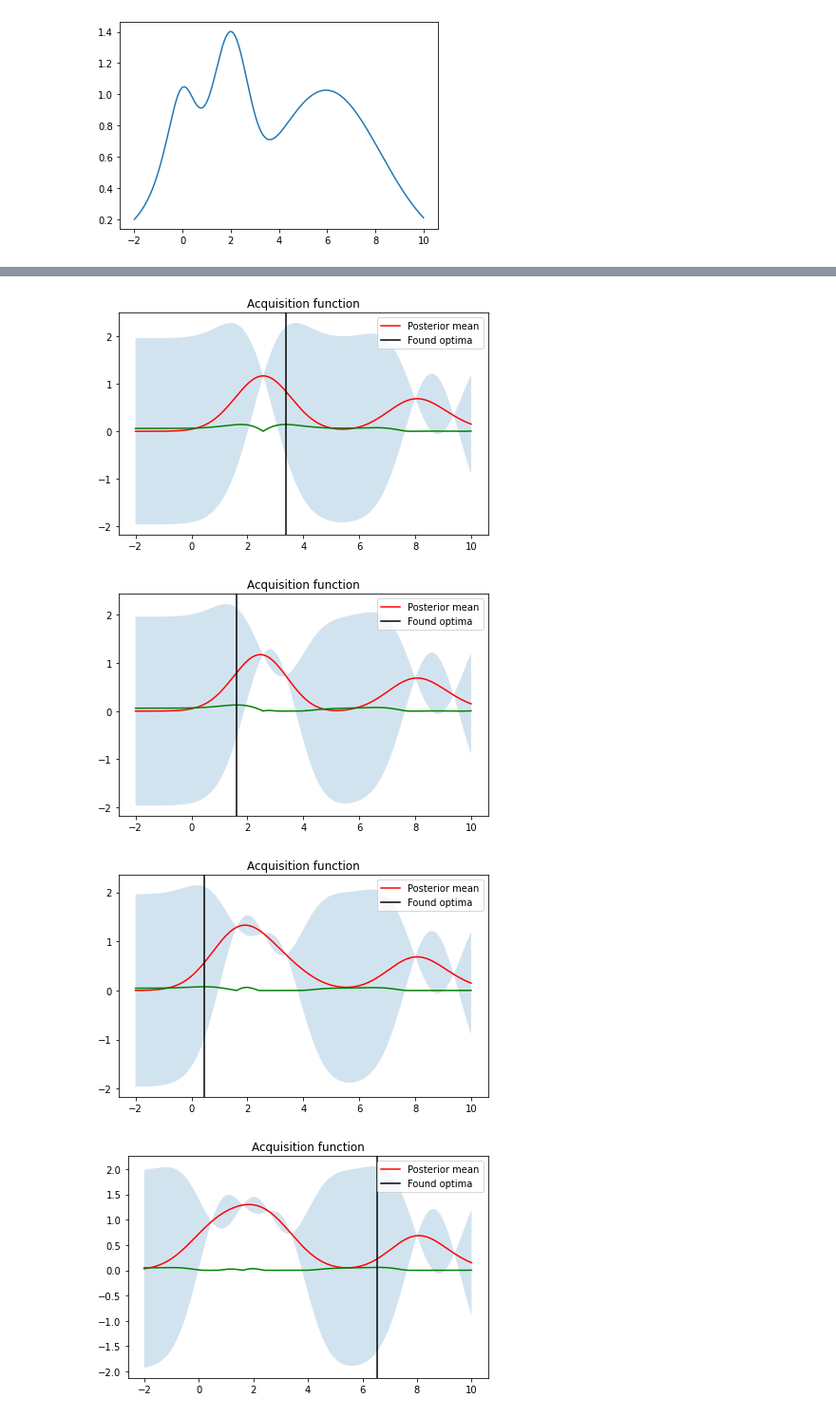
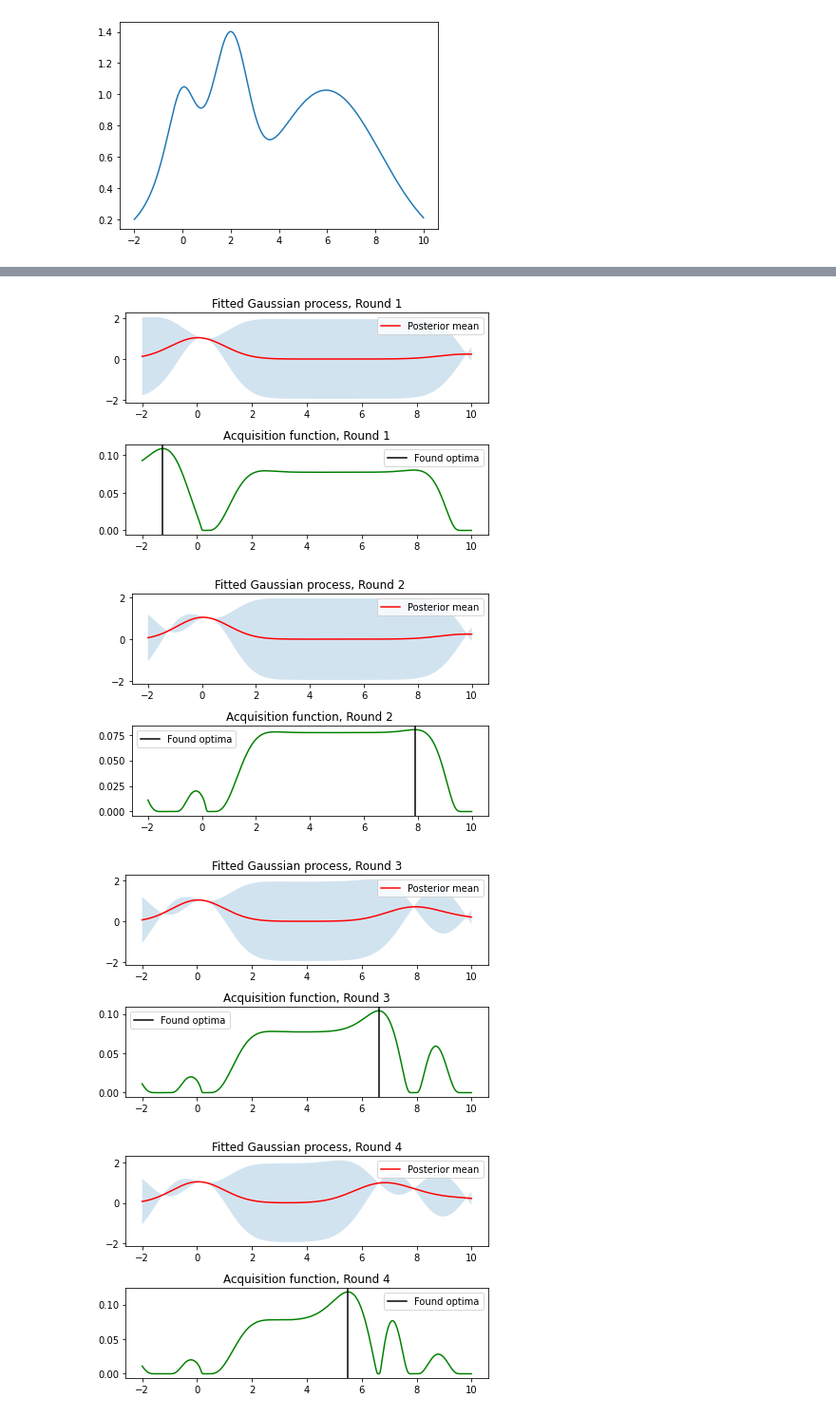
Before and after one commit to shendu-ht/gaussian_processes, a Jupyter notebook: example/gp_example_1d.ipynb, the cells around one changed output, grey strips where cells are left out. Shown at 95% size. Cells and saved outputs as stored; diff of their text form; code cells hidden in the pictures.

```diff
--- a/example/gp_example_1d.ipynb
+++ b/example/gp_example_1d.ipynb
@@ -39,41 +39,41 @@ pyplot.plot(x, y)
 # %%
 def plot_gp(bayes_opt, param, i):
     param_value = list(param.values())[0][1]
     x_test = numpy.linspace(param_value[0], param_value[1], 1000).reshape(1000, 1)
     hat = bayes_opt.gp.predict(x_test, return_std=True)
     y_hat, y_std = hat[0], numpy.sqrt(hat[1])
     lower, upper = y_hat - 1.96 * y_std, y_hat + 1.96 * y_std
 
     fig = pyplot.figure()
-    r = fig.add_subplot(1, 1, 1)
+    r = fig.add_subplot(2, 1, 1)
     r.set_title('Fitted Gaussian process, Round {i}'.format(i=i))
     pyplot.fill_between(x_test.flatten(), lower, upper, alpha=0.2)
     pyplot.plot(x_test.flatten(), y_hat, color='red', label="Posterior mean")
     pyplot.legend(loc=0)
-    #
-    # a = numpy.array([-bayes_opt._acq_wrapper(numpy.atleast_1d(x)) for x in x_test]).flatten()
-    # r = fig.add_subplot(1, 1, 1)
-    # r.set_title('Acquisition function, Round {i}'.format(i=i))
-    # pyplot.plot(x_test, a, color='green')
-    # bayes_opt._optimize_acq(method='L-BFGS-B', n_start=1000)
-    # pyplot.axvline(x=bayes_opt.best, color='black', label='Found optima')
-    # pyplot.legend(loc=0)
-    # pyplot.tight_layout()
+
+    a = numpy.array([-bayes_opt._acq_wrapper(numpy.atleast_1d(x)) for x in x_test]).flatten()
+    r = fig.add_subplot(2, 1, 2)
+    r.set_title('Acquisition function, Round {i}'.format(i=i))
+    pyplot.plot(x_test, a, color='green')
+    bayes_opt._optimize_acq(method='L-BFGS-B', n_start=1000)
+    pyplot.axvline(x=bayes_opt.best, color='black', label='Found optima')
+    pyplot.legend(loc=0)
+    pyplot.tight_layout()
 
 
 cov_func = SquaredExponential()
 gp = GaussianProcess(cov_func=cov_func)
 acq = Acquisition(mode="ExpectedImprovement")
 param = {'x': ('cont', [-2, 10])}
 
 bayes_opt = BayesianOptimization(gp, acq, func=target, param_dict=param, n_job=1)
 bayes_opt._first_run()
 
 for i in range(10):
     plot_gp(bayes_opt, param, i+1)
     bayes_opt.update_gp()
 # %% [output]
-[figure, old version]
+[figure, new version]
-[figure, old version]
+[figure, new version]
-[figure, old version]
+[figure, new version]
-[figure, old version]
+[figure, new version]
```
Also changed, not shown: parts of 2 cells of this notebook, 4 other files.
